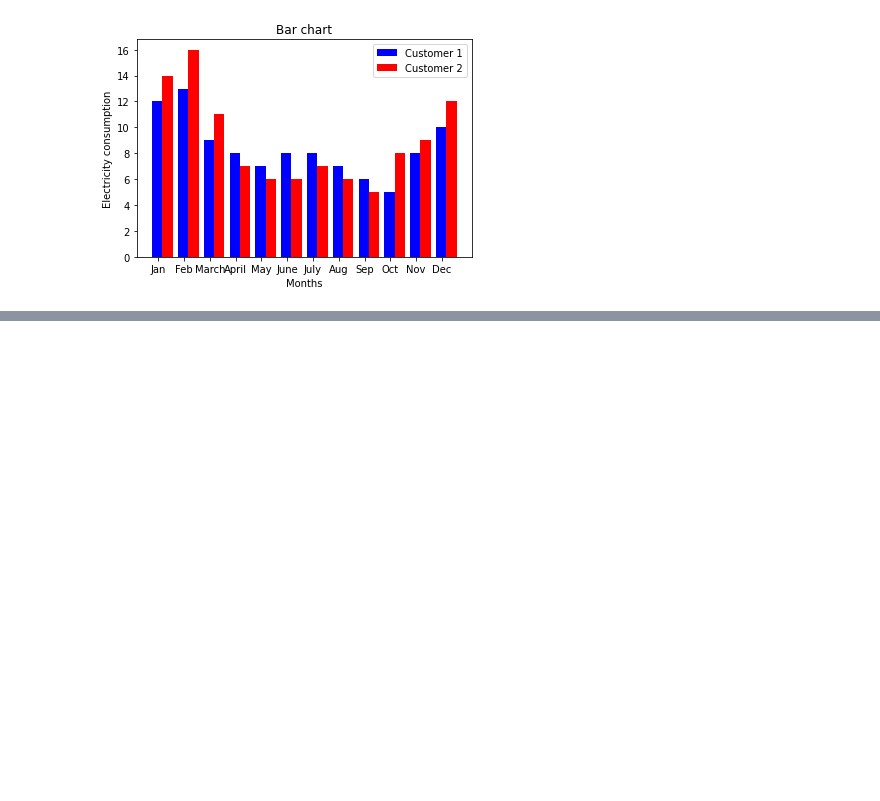
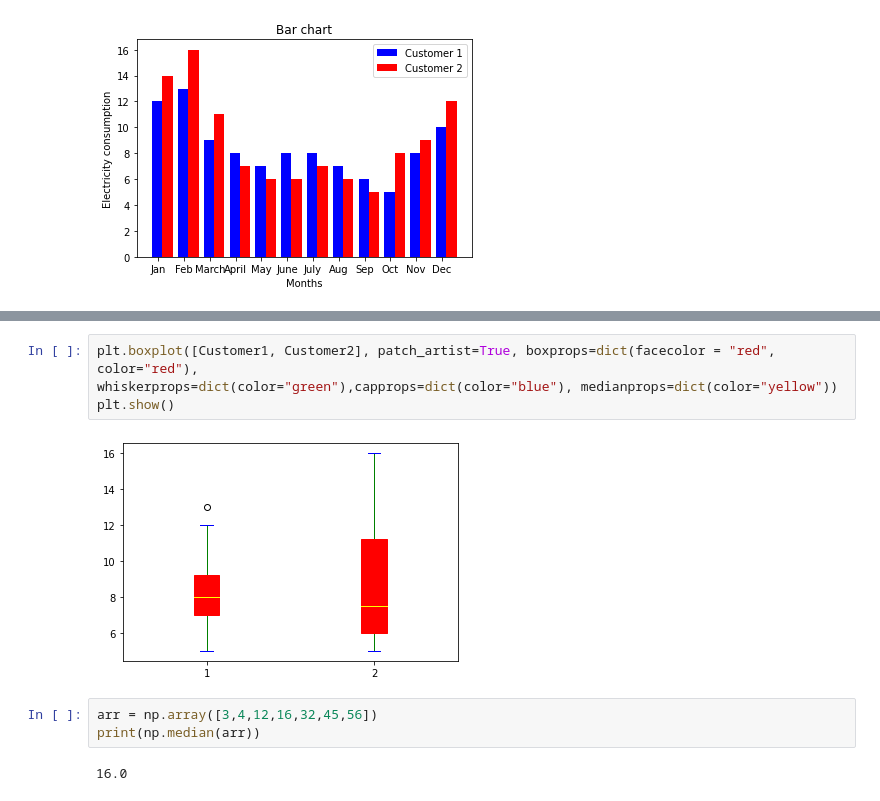
Before and after one commit to upgradev/python-learning, a Jupyter notebook: Machine Learning & Data Science A-Z: Hands-on Python 2021/2: Machine Learning Useful Packages (Libraries)/21. All Visualization with Matplotlib3.ipynb, the cells around one changed output, grey strips where cells are left out. Drawn from its saved outputs; the diff is of its cells as text; blank space fills up the shorter version.

```diff
--- a/Machine Learning & Data Science A-Z: Hands-on Python 2021/2: Machine Learning Useful Packages (Libraries)/21. All Visualization with Matplotlib3.ipynb
+++ b/Machine Learning & Data Science A-Z: Hands-on Python 2021/2: Machine Learning Useful Packages (Libraries)/21. All Visualization with Matplotlib3.ipynb
@@ -116,0 +127,11 @@ plt.xticks(Month_b + (bar_width)/12, ('Jan', 'Feb', 'March', 'April', 'May', 'Ju
+# %%
+plt.boxplot([Customer1, Customer2], patch_artist=True, boxprops=dict(facecolor = "red", color="red"),
+whiskerprops=dict(color="green"),capprops=dict(color="blue"), medianprops=dict(color="yellow"))
+plt.show()
+# %% [output]
+[figure, added]
+# %%
+arr = np.array([3,4,12,16,32,45,56])
+print(np.median(arr))
+# %% [output]
+16.0
```
Also changed, not shown: parts of 2 cells of this notebook, 3 other files.
